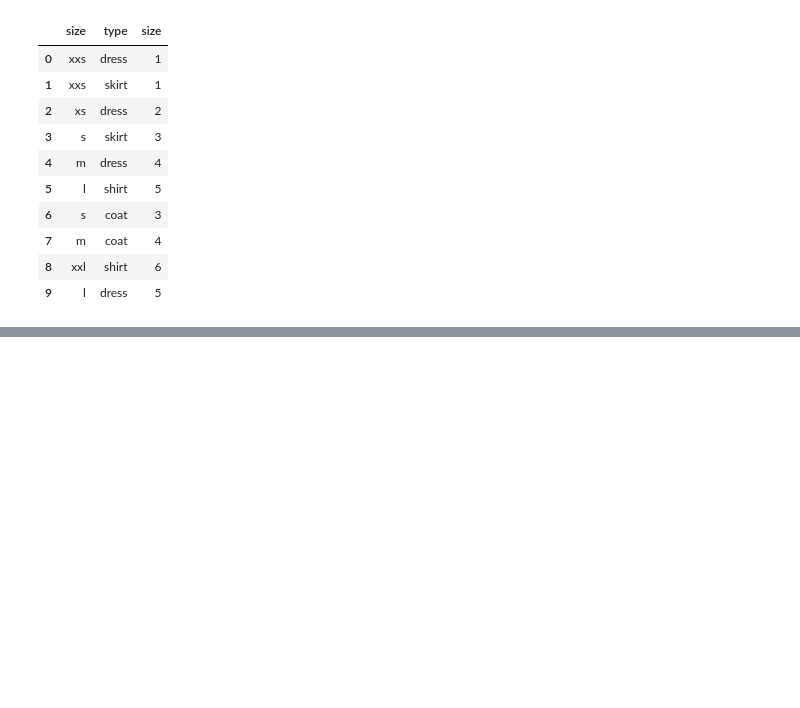
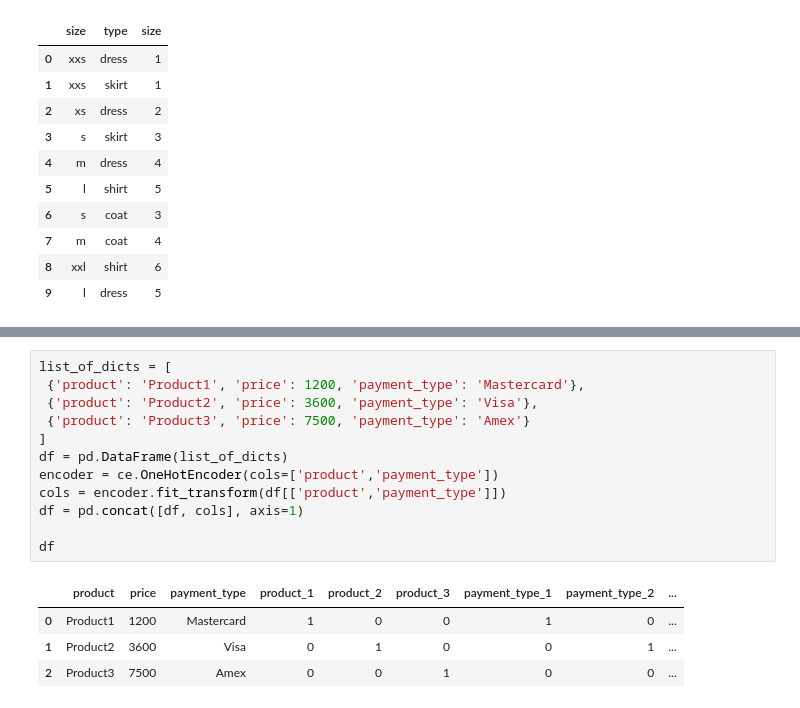
Before and after one commit to govoridaa/SF, a Jupyter notebook: учебный материал/Блок 3. Разведывательный анализ данных/EDA-3. Проектирование признаков/EDA-3. Проектирование признаков.ipynb, the cells around one changed output, grey strips where cells are left out. Cells and saved outputs as stored; diff of their text form; blank space fills up the shorter version.

```diff
--- a/учебный материал/Блок 3. Разведывательный анализ данных/EDA-3. Проектирование признаков/EDA-3. Проектирование признаков.ipynb
+++ b/учебный материал/Блок 3. Разведывательный анализ данных/EDA-3. Проектирование признаков/EDA-3. Проектирование признаков.ipynb
@@ -169,0 +156,17 @@ None
+# %%
+list_of_dicts = [
+ {'product': 'Product1', 'price': 1200, 'payment_type': 'Mastercard'},
+ {'product': 'Product2', 'price': 3600, 'payment_type': 'Visa'},
+ {'product': 'Product3', 'price': 7500, 'payment_type': 'Amex'}
+]
+df = pd.DataFrame(list_of_dicts)
+encoder = ce.OneHotEncoder(cols=['product','payment_type'])
+cols = encoder.fit_transform(df[['product','payment_type']])
+df = pd.concat([df, cols], axis=1)
+
+df
+# %% [output]
+|  | product | price | payment_type | product_1 | product_2 | product_3 | payment_type_1 | payment_type_2 | ... |
+| 0 | Product1 | 1200 | Mastercard | 1 | 0 | 0 | 1 | 0 | ... |
+| 1 | Product2 | 3600 | Visa | 0 | 1 | 0 | 0 | 1 | ... |
+| 2 | Product3 | 7500 | Amex | 0 | 0 | 1 | 0 | 0 | ... |
```
Also changed, not shown: parts of 5 cells of this notebook.
